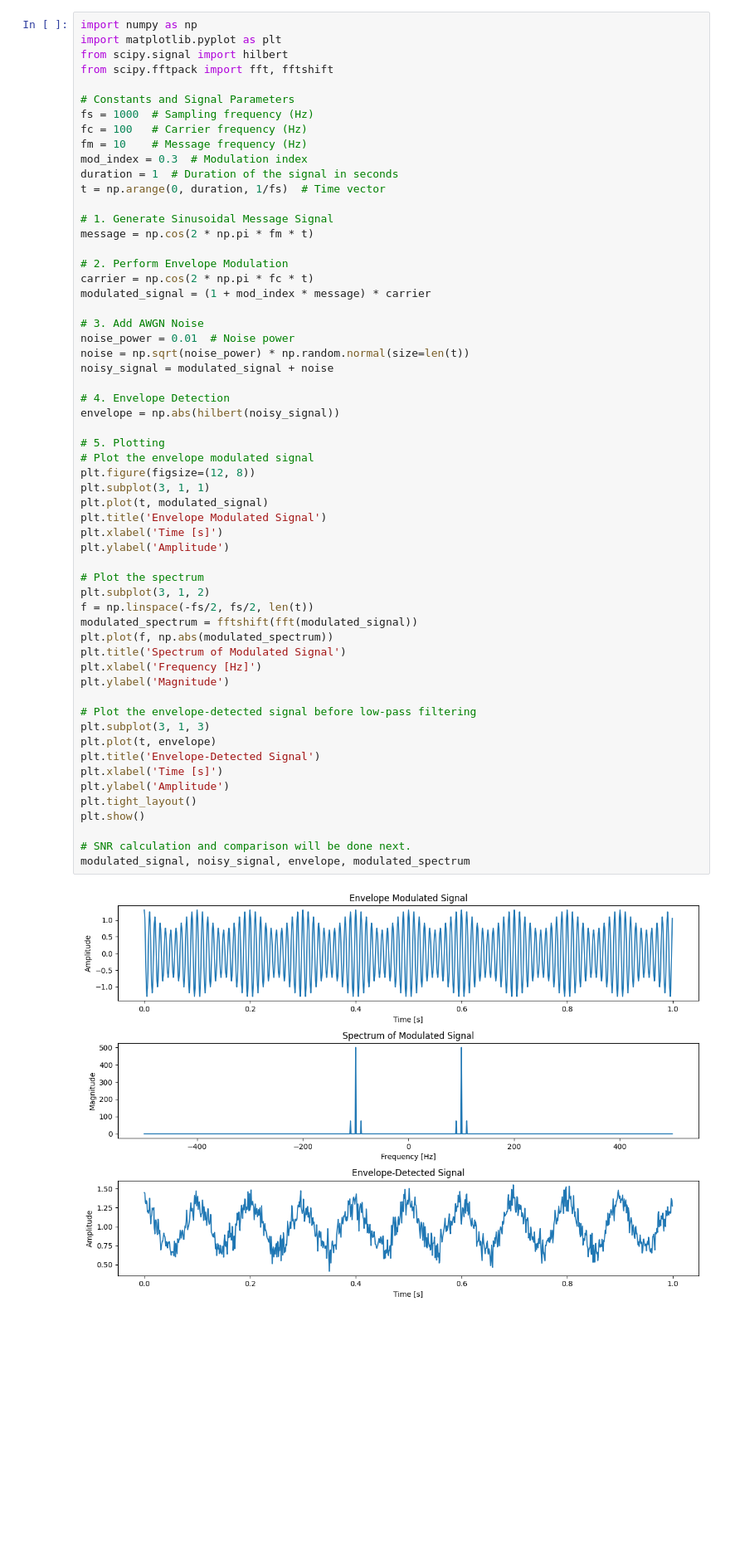
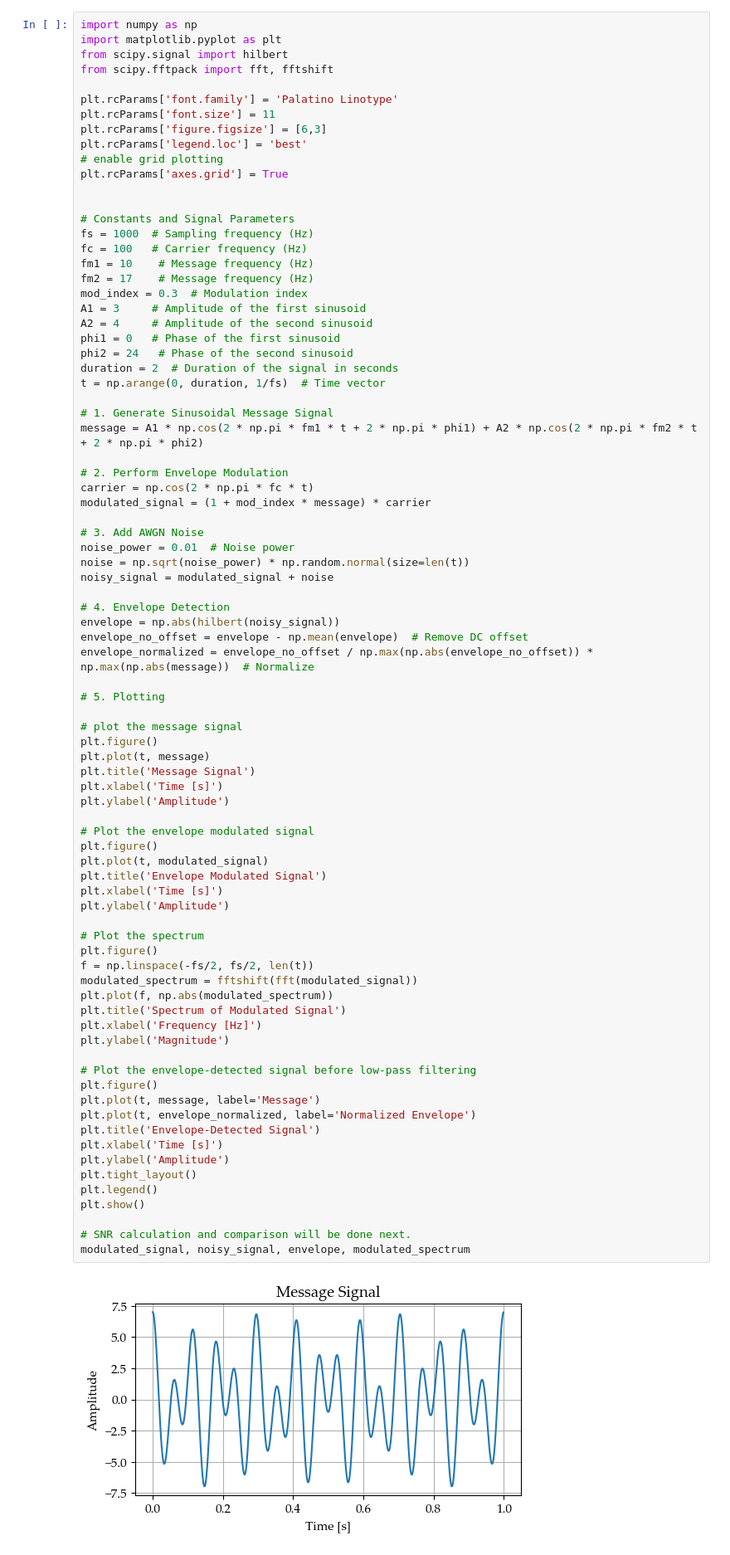
Before and after one commit to martinz2002/ece459-project-fa23-zjui, a Jupyter notebook: project_main/final_project.ipynb, the cells around one changed output. Shown: that part at 83% size. Saved outputs shown, nothing was run; the diff lists cells and outputs as text; blank space fills up the shorter version.

```diff
--- a/project_main/final_project.ipynb
+++ b/project_main/final_project.ipynb
@@ -4,16 +4,29 @@ import matplotlib.pyplot as plt
 from scipy.signal import hilbert
 from scipy.fftpack import fft, fftshift
 
+plt.rcParams['font.family'] = 'Palatino Linotype'
+plt.rcParams['font.size'] = 11
+plt.rcParams['figure.figsize'] = [6,3]
+plt.rcParams['legend.loc'] = 'best'
+# enable grid plotting
+plt.rcParams['axes.grid'] = True
+
+
 # Constants and Signal Parameters
 fs = 1000  # Sampling frequency (Hz)
 fc = 100   # Carrier frequency (Hz)
-fm = 10    # Message frequency (Hz)
+fm1 = 10    # Message frequency (Hz)
+fm2 = 17    # Message frequency (Hz)
 mod_index = 0.3  # Modulation index
-duration = 1  # Duration of the signal in seconds
+A1 = 3     # Amplitude of the first sinusoid
+A2 = 4     # Amplitude of the second sinusoid
+phi1 = 0   # Phase of the first sinusoid
+phi2 = 24   # Phase of the second sinusoid
+duration = 2  # Duration of the signal in seconds
 t = np.arange(0, duration, 1/fs)  # Time vector
 
 # 1. Generate Sinusoidal Message Signal
-message = np.cos(2 * np.pi * fm * t)
+message = A1 * np.cos(2 * np.pi * fm1 * t + 2 * np.pi * phi1) + A2 * np.cos(2 * np.pi * fm2 * t + 2 * np.pi * phi2)
 
 # 2. Perform Envelope Modulation
 carrier = np.cos(2 * np.pi * fc * t)
@@ -25,36 +38,47 @@ noise = np.sqrt(noise_power) * np.random.normal(size=len(t))
 noisy_signal = modulated_signal + noise
 
 # 4. Envelope Detection
 envelope = np.abs(hilbert(noisy_signal))
+envelope_no_offset = envelope - np.mean(envelope)  # Remove DC offset
+envelope_normalized = envelope_no_offset / np.max(np.abs(envelope_no_offset)) * np.max(np.abs(message))  # Normalize
 
 # 5. Plotting
+
+# plot the message signal
+plt.figure()
+plt.plot(t, message)
+plt.title('Message Signal')
+plt.xlabel('Time [s]')
+plt.ylabel('Amplitude')
+
 # Plot the envelope modulated signal
-plt.figure(figsize=(12, 8))
-plt.subplot(3, 1, 1)
+plt.figure()
 plt.plot(t, modulated_signal)
 plt.title('Envelope Modulated Signal')
 plt.xlabel('Time [s]')
 plt.ylabel('Amplitude')
 
 # Plot the spectrum
-plt.subplot(3, 1, 2)
+plt.figure()
 f = np.linspace(-fs/2, fs/2, len(t))
 modulated_spectrum = fftshift(fft(modulated_signal))
 plt.plot(f, np.abs(modulated_spectrum))
 plt.title('Spectrum of Modulated Signal')
 plt.xlabel('Frequency [Hz]')
 plt.ylabel('Magnitude')
 
 # Plot the envelope-detected signal before low-pass filtering
-plt.subplot(3, 1, 3)
-plt.plot(t, envelope)
+plt.figure()
+plt.plot(t, message, label='Message')
+plt.plot(t, envelope_normalized, label='Normalized Envelope')
 plt.title('Envelope-Detected Signal')
 plt.xlabel('Time [s]')
 plt.ylabel('Amplitude')
 plt.tight_layout()
+plt.legend()
 plt.show()
 
 # SNR calculation and comparison will be done next.
 modulated_signal, noisy_signal, envelope, modulated_spectrum
 # %% [output]
-[figure, old version]
+[figure, new version]
```
Also changed, not shown: parts of 4 cells of this notebook, 10 other files.
